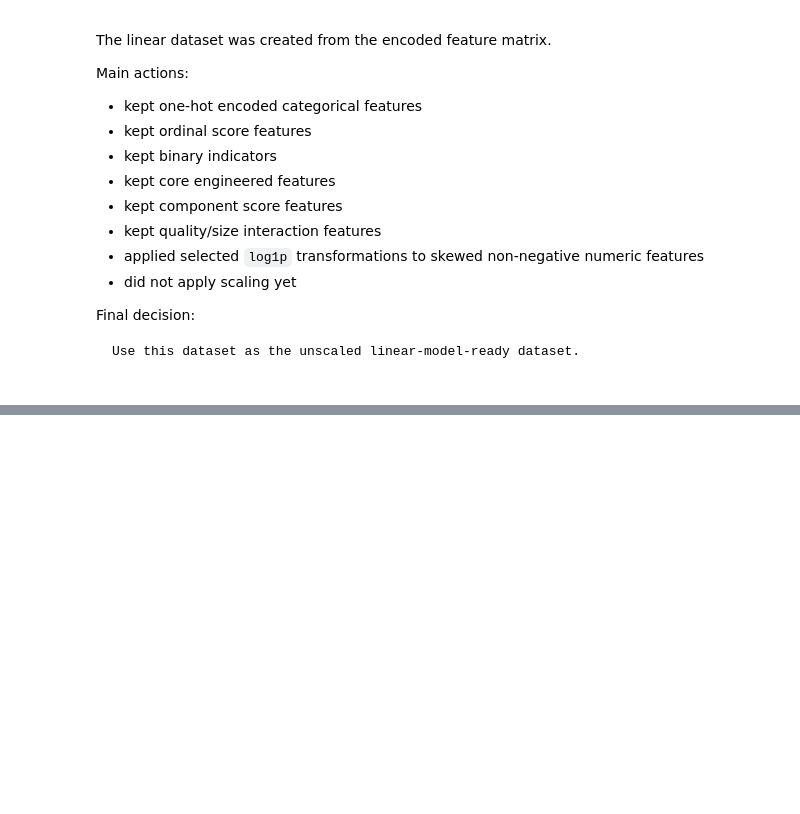
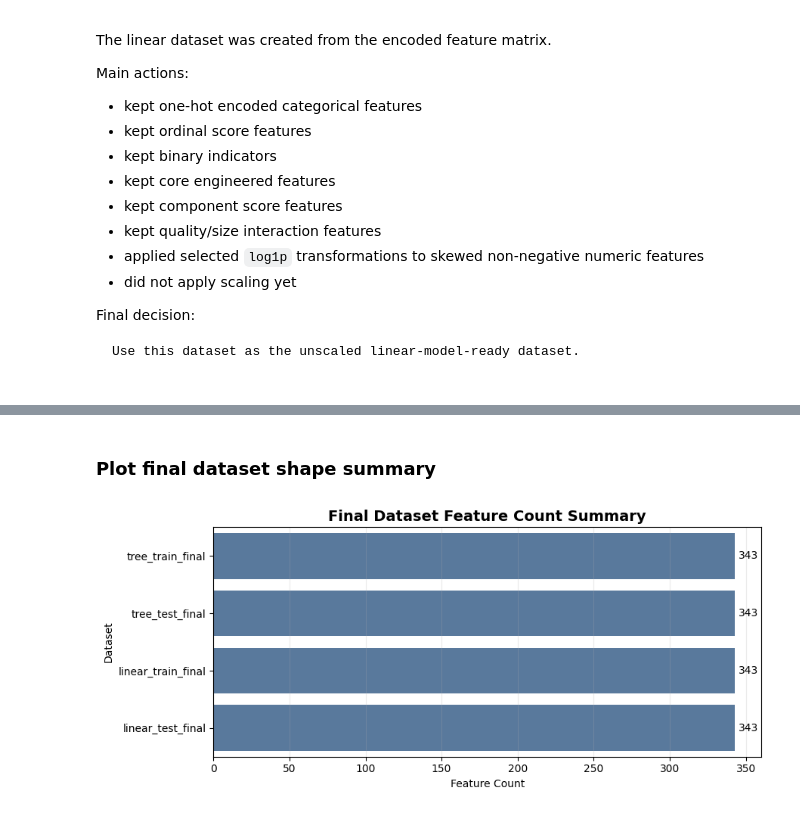
Before and after one commit to kawsar07ahmmed0712-rgb/House-Price-Prediction-Regression, a Jupyter notebook: Research/Feature_Engeneering.ipynb, the cells around one changed output, grey strips where cells are left out. Cells and saved outputs as stored; diff of their text form; code cells hidden in the pictures; blank space fills up the shorter version.

```diff
--- a/Research/Feature_Engeneering.ipynb
+++ b/Research/Feature_Engeneering.ipynb
@@ -6865,0 +7186,42 @@ Use this dataset as the unscaled linear-model-ready dataset.
+# %% [markdown]
+### Plot final dataset shape summary
+# %%
+# ============================================================
+# 10.6 Plot final dataset shape summary
+# ============================================================
+
+shape_plot_df = final_export_summary.loc[
+    final_export_summary["output_name"].isin([
+        "tree_train_final",
+        "tree_test_final",
+        "linear_train_final",
+        "linear_test_final"
+    ])
+].copy()
+
+plt.figure(figsize=(9, 4))
+
+ax = sns.barplot(
+    data=shape_plot_df,
+    x="columns",
+    y="output_name",
+    color="#4E79A7"
+)
+
+plt.title("Final Dataset Feature Count Summary", fontsize=14, fontweight="bold")
+plt.xlabel("Feature Count")
+plt.ylabel("Dataset")
+
+for container in ax.containers:
+    ax.bar_label(container, padding=3)
+
+plt.grid(axis="x", alpha=0.25)
+plt.tight_layout()
+plt.savefig(
+    FE_PLOT_DIR / "10_01_final_dataset_feature_count_summary.png",
+    dpi=150,
+    bbox_inches="tight"
+)
+plt.show()
+# %% [output]
+[figure, added]
```
Also changed, not shown: parts of 21 cells of this notebook, 12 other files.
